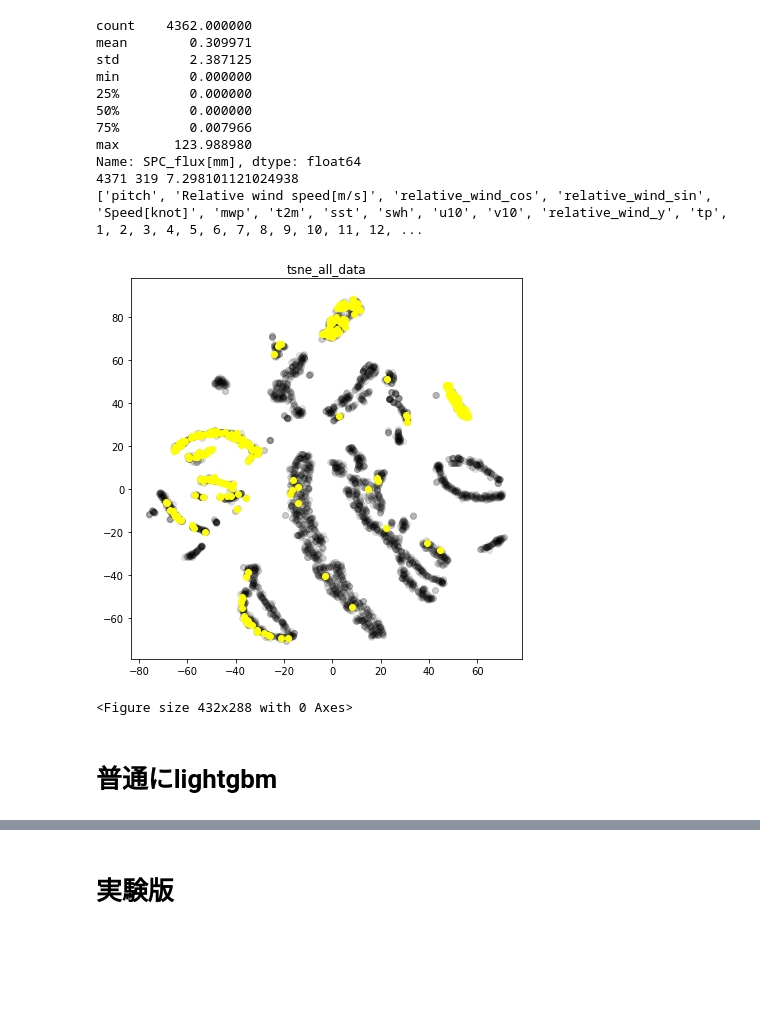
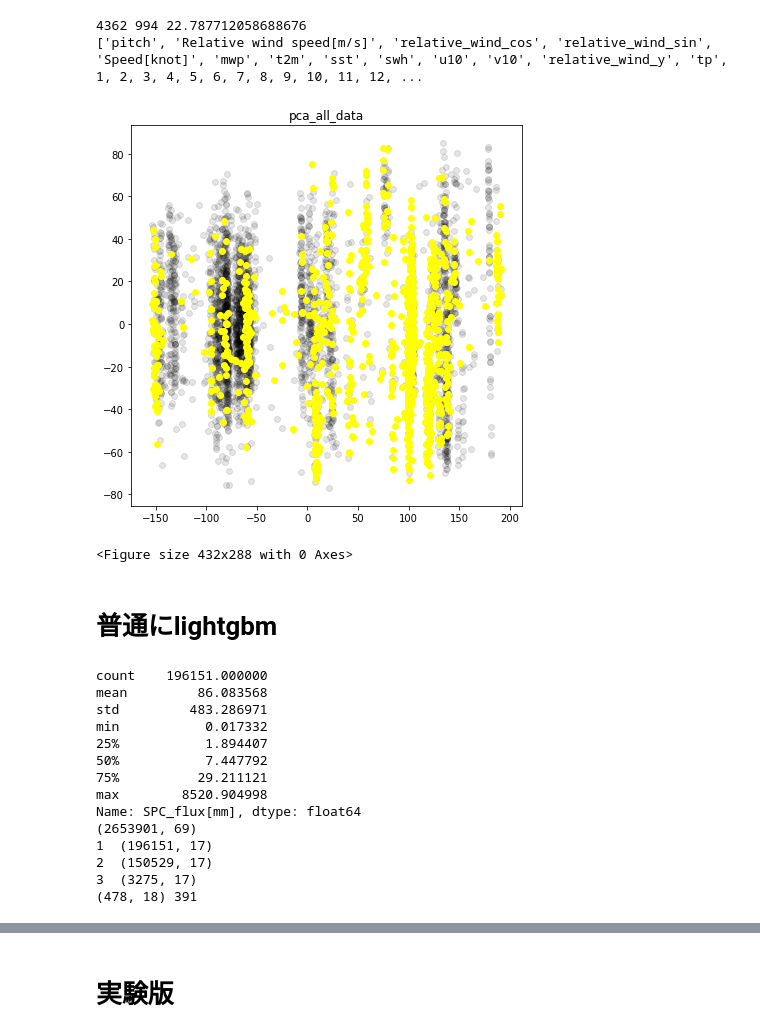
Before and after one commit to supikiti/soturon, a Jupyter notebook: modeling.ipynb, the cells around one changed output, grey strips where cells are left out. Drawn from its saved outputs; the diff is of its cells as text; code cells hidden in the pictures; blank space fills up the shorter version.

```diff
--- a/modeling.ipynb
+++ b/modeling.ipynb
@@ -13,32 +13,43 @@ from sklearn.model_selection import StratifiedKFold
 from sklearn.model_selection import StratifiedShuffleSplit
 # %%
 # load data
-df_resampled = pd.read_pickle("./data_for_modeling_jare60.pickle")
+df_resampled_pre = pd.read_pickle("./data_for_modeling_jare60.pickle")
 #df_resampled = pd.read_pickle("./data_for_modeling_jare59.pickle")
+# %%
+df_resampled_hour = df_resampled_pre.asfreq("S")
+SPC_mean = df_resampled_hour['SPC_flux[mm]'].resample("min").sum()
+df_resampled_minute = df_resampled_hour.resample("min").mean()
+df_resampled_minute["SPC_flux[mm]"] = SPC_mean
+df_resampled_minute = df_resampled_minute.dropna()
 # %%
-df_resampled = pd.read_pickle("./data_for_modeling_jare60.pickle")
+#df_resampled = pd.read_pickle("./data_for_modeling_jare60.pickle")
 
+df_resampled = df_resampled_minute
+del df_resampled_minute
 columns = ['ピッチ (度)', 'Relative wind speed[m/s]', '相対風速 (m/s)_cos', '相対風速 (m/s)_sin', 'Speed[knot]', 'SPC_flux[mm]', 'mwp', 't2m', 'sst', 'swh', 'u10', 'v10', 'relative_wind_y', 'label', 'tp']
 columns.extend([i+1 for i in range(30)])
 columns.extend(['Relative_wind_direction[deg]', 'Relative wave direction[deg]', 'Speed[m/s]', 'encounter cycle', 'wave_length', 'ratio'])
 df_resampled = df_resampled.loc[:, columns]
 
-SPC_mean = df_resampled['SPC_flux[mm]'].resample("min").mean()
-df_resampled_minute = df_resampled.resample("min").nearest()
-df_resampled_hour = df_resampled.resample("H").nearest()
-df_resampled_hour['tp'] = df_resampled_hour['tp'] * 3600
-df_resampled_minute['tp'] = df_resampled_minute['tp'] * 3600
+# SPC_mean = df_resampled['SPC_flux[mm]'].resample("min").sum()
+# df_resampled_minute = df_resampled.resample("min").nearest()
+# df_resampled_minute['SPC_flux[mm]'] = SPC_mean
+#df_resampled_hour = df_resampled.resample("H").nearest()
+#df_resampled_hour['tp'] = df_resampled_hour['tp'] * 3600
+df_resampled_minute = df_resampled
+df_resampled_minute['tp'] = df_resampled_minute['tp'] * 60
 df_resampled_minute = df_resampled_minute[df_resampled_minute['tp'] < (0.01 / 1000) / 60]
-df_resampled_hour = df_resampled_hour[df_resampled_hour['tp'] < (0.01 / 1000)]
-df_resampled = df_resampled[df_resampled['tp'] < (0.01 / 1000) / 3600]
+#df_resampled_hour = df_resampled_hour[df_resampled_hour['tp'] < (0.01 / 1000)]
+#df_resampled = df_resampled[df_resampled['tp'] < (0.01 / 1000) / 3600]
 df_copy = df_resampled_minute
-df_copy['SPC_flux[mm]'] = SPC_mean
+
+#plt.plot(np.arange(len(SPC_mean)), SPC_mean)
 #df_copy = df_resampled.copy()
 # 飛沫データのラベリング
 spray_all = np.array(df_copy['SPC_flux[mm]'])
-print(df_copy['SPC_flux[mm]'].describe())
+
 # 飛沫発生ならlabel=1, 飛沫0.0ならlabel=0
-spc_label = [1 if i > 0.5 else 0 for i in spray_all]
+spc_label = [1 if i > 1 else 0 for i in spray_all]
 df_copy['label'] = spc_label
 print(len(df_copy), len(df_copy[df_copy['label'] != 0.0]), len(df_copy[df_copy['label'] != 0.0]) / len(df_copy) * 100)
 df_copy = df_copy.rename(columns={'ピッチ (度)':'pitch', '相対風速 (m/s)_sin':'relative_wind_sin', '相対風速 (m/s)_cos':'relative_wind_cos'})
@@ -69,46 +80,61 @@ def plot_reduced_graph(data, label, image_name, model='tsne',
                                      file_path='/home/nt/Desktop/soturon'):
     if random_sampling:
         data = data.sample(1000, random_state=random_state)
         label = label.sample(1000, random_state=random_state)
 
     data = np.array(data)
     label = np.array(label)
 
     if model == 'pca':
         pca = PCA(n_components=2, random_state=random_state)
         transformed = pca.fit_transform(data)
     elif model == 'tsne':
         tsne = TSNE(n_components=2, random_state=random_state)
         transformed = tsne.fit_transform(data)
 
     transformed_1 = transformed[label == 1]
     transformed_0 = transformed[label == 0]
 
     #print('各次元の寄与率: {0}'.format(pca.explained_variance_ratio_))
 
     plt.figure(figsize=(7, 7))
     plt.scatter(transformed_0[:, 0], transformed_0[:, 1], color='black', label='0', alpha=0.1)
     plt.scatter(transformed_1[:, 0], transformed_1[:, 1], color='yellow', label='1')
     plt.title(image_name)
     plt.show()
     plt.savefig(os.path.join(file_path, image_name+'.png'))
 
 
-plot_reduced_graph(X, y, 'tsne_all_data', model='tsne', random_sampling=False, random_state=200)
+plot_reduced_graph(X, y, 'pca_all_data', model="pca", random_sampling=False, random_state=200)
 # %% [output]
-count    4362.000000
-mean        0.309971
-std         2.387125
-min         0.000000
-25%         0.000000
-50%         0.000000
-75%         0.007966
-max       123.988980
-Name: SPC_flux[mm], dtype: float64
-4371 319 7.298101121024938
+4362 994 22.787712058688676
 ['pitch', 'Relative wind speed[m/s]', 'relative_wind_cos', 'relative_wind_sin', 'Speed[knot]', 'mwp', 't2m', 'sst', 'swh', 'u10', 'v10', 'relative_wind_y', 'tp', 1, 2, 3, 4, 5, 6, 7, 8, 9, 10, 11, 12, ...
-[figure, old version]
+[figure, new version]
 <Figure size 432x288 with 0 Axes>
 # %% [markdown]
 # 普通にlightgbm
+# %%
+df_resampled_ = pd.read_pickle("./data_for_modeling_jare60.pickle")
+#print(df_resampled_["SPC_flux[mm]"].describe())
+for_modeling = ['ratio', 'encounter cycle', 'swh', 'relative_wind_y', 'Speed[knot]', "SPC_flux[mm]", "tp"]
+for_modeling.extend([i+1 for i in range(10)])
+print(df_resampled.shape)
+th_spc = 0.01
+df_copy_ = fix_df(df_resampled_, th_spc, for_modeling)
+print(df_copy_.shape, len(df_copy_[df_copy_["label"] != 0]))
+# %% [output]
+count    196151.000000
+mean         86.083568
+std         483.286971
+min           0.017332
+25%           1.894407
+50%           7.447792
+75%          29.211121
+max        8520.904998
+Name: SPC_flux[mm], dtype: float64
+(2653901, 69)
+1  (196151, 17)
+2  (150529, 17)
+3  (3275, 17)
+(478, 18) 391
 # %%
```
Also changed, not shown: parts of 22 cells of this notebook, 38 other files.
